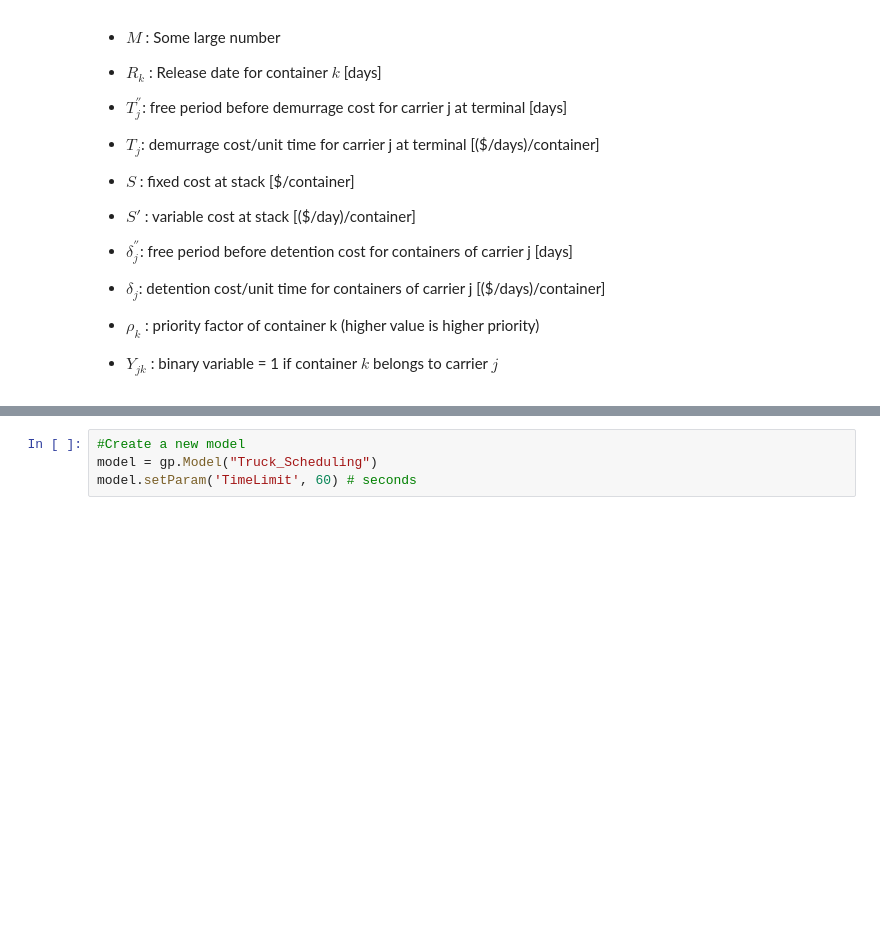
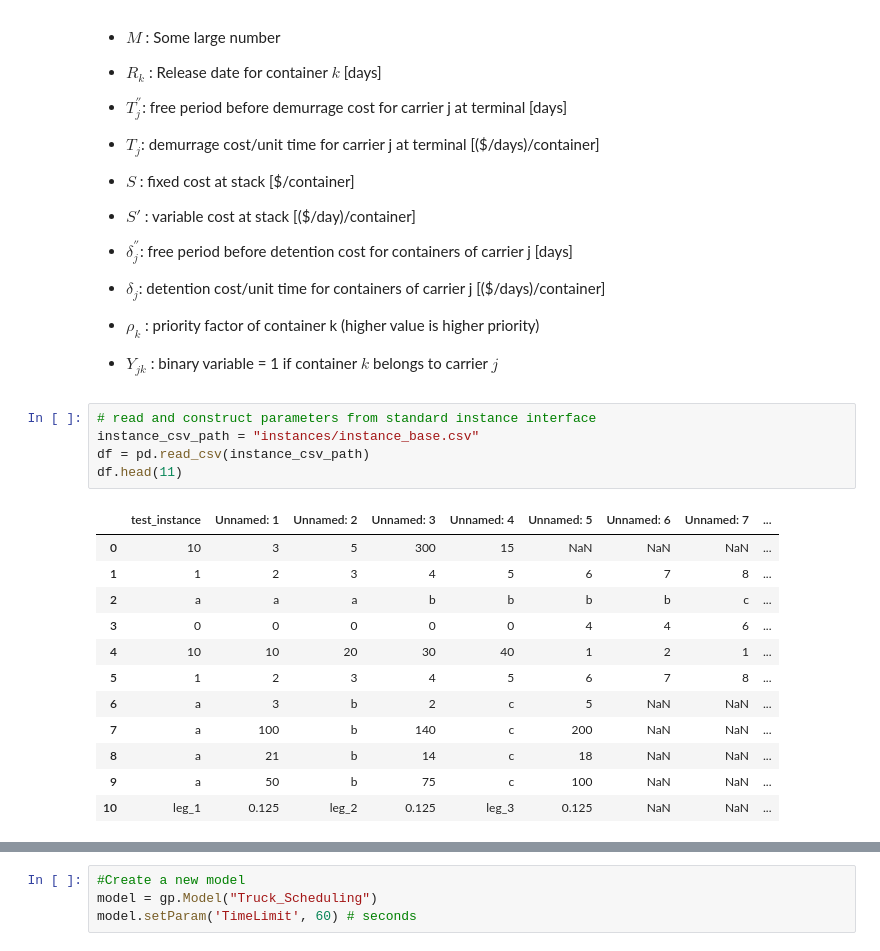
Before and after one commit to sug-prabhakaran/mie562_truck_scheduling_project, a Jupyter notebook: project-truck_scheduling-mip_model.ipynb, the cells around one changed output, grey strips where cells are left out. Cells and saved outputs as stored; diff of their text form; blank space fills up the shorter version.

```diff
--- a/project-truck_scheduling-mip_model.ipynb
+++ b/project-truck_scheduling-mip_model.ipynb
@@ -59,4 +59,22 @@ seed(0)
    * $\rho_k$ : priority factor of container k (higher value is higher priority)
 
    * $Y_{jk}$ : binary variable = 1 if container $k$ belongs to carrier $j$
+# %%
+# read and construct parameters from standard instance interface
+instance_csv_path = "instances/instance_base.csv"
+df = pd.read_csv(instance_csv_path)
+df.head(11)
+# %% [output]
+|  | test_instance | Unnamed: 1 | Unnamed: 2 | Unnamed: 3 | Unnamed: 4 | Unnamed: 5 | Unnamed: 6 | Unnamed: 7 | ... |
+| 0 | 10 | 3 | 5 | 300 | 15 | NaN | NaN | NaN | ... |
+| 1 | 1 | 2 | 3 | 4 | 5 | 6 | 7 | 8 | ... |
+| 2 | a | a | a | b | b | b | b | c | ... |
+| 3 | 0 | 0 | 0 | 0 | 0 | 4 | 4 | 6 | ... |
+| 4 | 10 | 10 | 20 | 30 | 40 | 1 | 2 | 1 | ... |
+| 5 | 1 | 2 | 3 | 4 | 5 | 6 | 7 | 8 | ... |
+| 6 | a | 3 | b | 2 | c | 5 | NaN | NaN | ... |
+| 7 | a | 100 | b | 140 | c | 200 | NaN | NaN | ... |
+| 8 | a | 21 | b | 14 | c | 18 | NaN | NaN | ... |
+| 9 | a | 50 | b | 75 | c | 100 | NaN | NaN | ... |
+| 10 | leg_1 | 0.125 | leg_2 | 0.125 | leg_3 | 0.125 | NaN | NaN | ... |
 # %%
```
Also changed, not shown: parts of 13 cells of this notebook, 2 other files.
